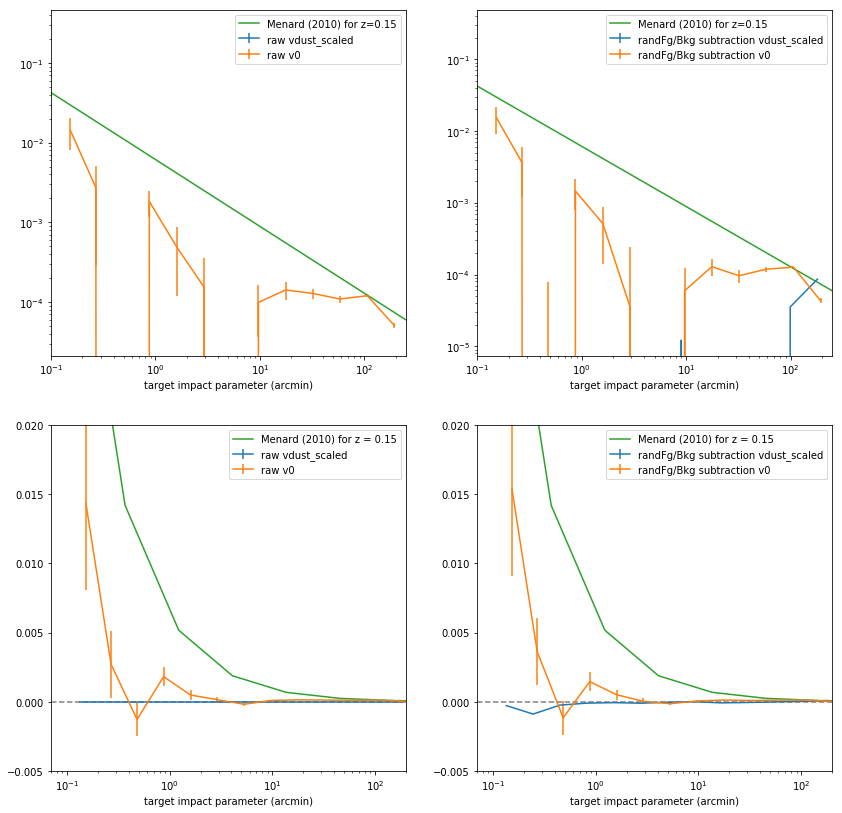
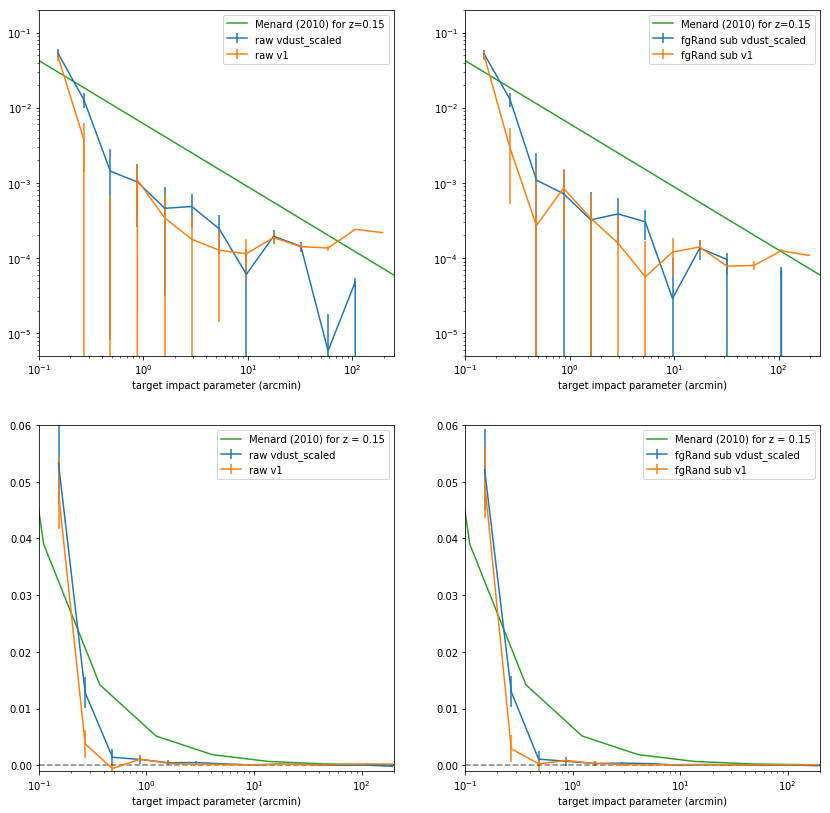
Unified diff of the notebook cell whose output changed from the first chart to the second:
--- before
+++ after
@@ -1,16 +1,15 @@
 fig=plt.figure(figsize=(14,14))
+r = np.logspace(-2,2.7,10)
+av2 = 2.4e-3 * (r/3.06)**(-0.84)
 
 ### in log space
 
 ax=fig.add_subplot(221)
-ax.errorbar(dd['meanR'],dd['kappa']*0.5923,yerr=dd['sigma'],label='raw vdust_scaled')  
-ax.errorbar(dd0['meanR'],dd0['kappa'],yerr=dd0['sigma'],label='raw v0')  
-
+ax.errorbar(dd['meanR'],dd['kappa']*0.5932,yerr=dd['sigma']*0.5932,label='raw vdust_scaled')  
+ax.errorbar(dd0['meanR'],dd0['kappa'],yerr=dd0['sigma'],label='raw v1')  
 ax.set_xscale('log')
 ax.set_yscale('log')
-#ax.set_ylim(1e-5,1e-1)
+ax.set_ylim(5e-6,2e-1)
 ax.set_xlim(0.1,250)
-r = np.logspace(-2,2.7,10)
-av2 = 2.4e-3 * (r/3.06)**(-0.84)
 ax.plot(r,av2,label='Menard (2010) for z=0.15')
 ax.legend()
@@ -18,10 +17,9 @@
 
 ax2=fig.add_subplot(222)
-ax2.errorbar(dd['meanR'],dd['kappa']*0.5923-(dr['kappa']-np.mean(dr['kappa']))-fr['kappa'],yerr=dd['sigma'],label='randFg/Bkg subtraction vdust_scaled')  
-ax2.errorbar(dd0['meanR'],dd0['kappa']-(dr0['kappa']-np.mean(dr0['kappa']))-fr0['kappa'],yerr=dd0['sigma'],label='randFg/Bkg subtraction v0')  
-
+ax2.errorbar(dd['meanR'],(dd['kappa']-fr['kappa'])*0.5923,yerr=dd['sigma']*0.593,label='fgRand sub vdust_scaled')  
+ax2.errorbar(dd0['meanR'],dd0['kappa']-fr0['kappa'],yerr=dd0['sigma'],label='fgRand sub v1')  
 ax2.set_xscale('log')
 ax2.set_yscale('log')
-#ax.set_ylim(1e-5,1e-1)
+ax2.set_ylim(5e-6,2e-1)
 ax2.set_xlim(0.1,250)
 ax2.plot(r,av2,label='Menard (2010) for z=0.15')
@@ -32,9 +30,9 @@
 
 ### in linear space
-ax3=fig.add_subplot(223)
-ax3.errorbar(dd['meanR'],dd['kappa']*0.5923,yerr=dd['sigma'],label='raw vdust_scaled')  
-ax3.errorbar(dd0['meanR'],dd0['kappa'],yerr=dd0['sigma'],label='raw v0')  
-ax3.set_xlim(0.07,200)
-ax3.set_ylim(-5e-3,0.02)
+ax3=fig.add_subplot(223) 
+ax3.errorbar(dd['meanR'],dd['kappa']*0.5932,yerr=dd['sigma']*0.5932,label='raw vdust_scaled')  
+ax3.errorbar(dd0['meanR'],dd0['kappa'],yerr=dd0['sigma'],label='raw v1')  
+ax3.set_xlim(.1,200)
+ax3.set_ylim(-1e-3,0.06)
 ax3.plot(r,av2,label='Menard (2010) for z = 0.15')
 ax3.set_xscale('log')
@@ -44,8 +42,8 @@
 
 ax4=fig.add_subplot(224)
-ax4.errorbar(dd['meanR'],dd['kappa']*0.5923-(dr['kappa']-np.mean(dr['kappa']))-fr['kappa'],yerr=dd['sigma'],label='randFg/Bkg subtraction vdust_scaled')  
-ax4.errorbar(dd0['meanR'],dd0['kappa']-(dr0['kappa']-np.mean(dr0['kappa']))-fr0['kappa'],yerr=dd0['sigma'],label='randFg/Bkg subtraction v0')  
-ax4.set_xlim(0.07,200)
-ax4.set_ylim(-5e-3,0.02)
+ax4.errorbar(dd['meanR'],(dd['kappa']-fr['kappa'])*0.5923,yerr=dd['sigma']*0.593,label='fgRand sub vdust_scaled')  
+ax4.errorbar(dd0['meanR'],dd0['kappa']-fr0['kappa'],yerr=dd0['sigma'],label='fgRand sub v1')  
+ax4.set_xlim(.1,200)
+ax4.set_ylim(-1e-3,0.06)
 ax4.plot(r,av2,label='Menard (2010) for z = 0.15')
 ax4.set_xscale('log')

Commit: Updated python notebook, orthonorm correlation figures